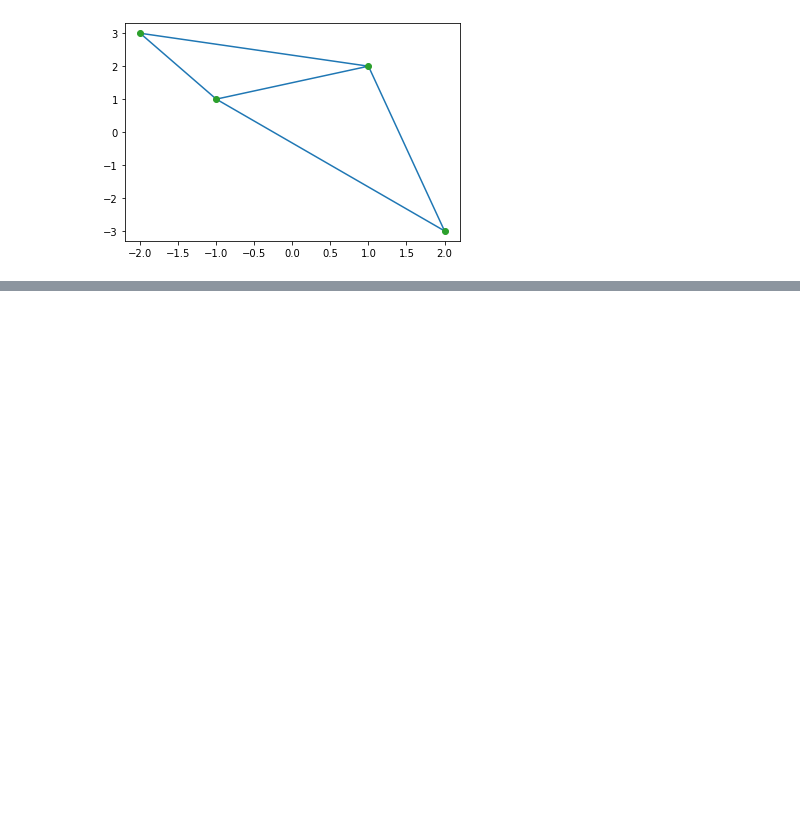
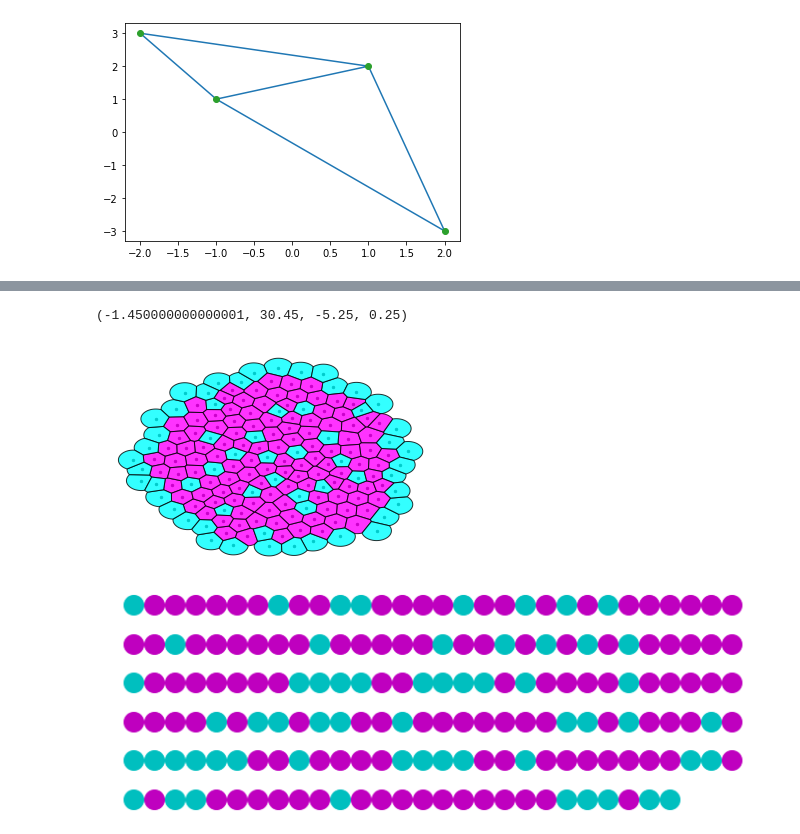
Before and after one commit to SchardtS/Cell-Differentiation, a Jupyter notebook: Testing Ground.ipynb, the cells around one changed output, grey strips where cells are left out. Cells and saved outputs as stored; diff of their text form; code cells hidden in the pictures; blank space fills up the shorter version.

```diff
--- a/Testing Ground.ipynb
+++ b/Testing Ground.ipynb
@@ -922,0 +953,51 @@ Organoid 68 consists of 831 cells
+# %%
+from FVmesh import initializeFVmesh
+import matplotlib.pyplot as plt
+from Functions import loadData
+import numpy as np
+
+N = np.empty(177)
+G = np.empty(177)
+
+Pos, Radius, N, G = loadData('Results/Publications/Pattern Formation/Cell Fate - q=5_10/Data.csv')
+FVmesh = initializeFVmesh(Pos, Radius=Radius)
+
+#FVmesh.plot(N)
+#plt.plot(N, 'o')
+
+N_1D = np.empty(FVmesh.nofCells)
+G_1D = np.empty(FVmesh.nofCells)
+FVmesh.Dist[FVmesh.Dist==0] = 1e5
+for i in range(FVmesh.nofCells):
+    if i == 0:
+        search_column = FVmesh.Dist[:,i]
+    else:
+        search_column = FVmesh.Dist[:,idx]
+
+    val, idx = min((val, idx) for (idx, val) in enumerate(search_column))
+
+    N_1D[i] = N[idx]
+    G_1D[i] = G[idx]
+    FVmesh.Dist[idx,:] = 1e5
+
+
+
+plt.figure()
+FVmesh.plot(N)
+
+plt.figure(figsize=(12,4))
+k = 1
+K = 30
+for i in range(FVmesh.nofCells):
+    if i%K == 0:
+        k -= 1
+    if N_1D[i] > G_1D[i]:
+        plt.scatter(i%K, k, color='m', s=400)
+    if N_1D[i] <= G_1D[i]:
+        plt.scatter(i%K, k, color='c', s=400)
+
+plt.axis('off')
+# %% [output]
+(-1.450000000000001, 30.45, -5.25, 0.25)
+[figure, added]
+[figure, added]
```
Also changed, not shown: parts of 12 cells of this notebook, 15 other files.
